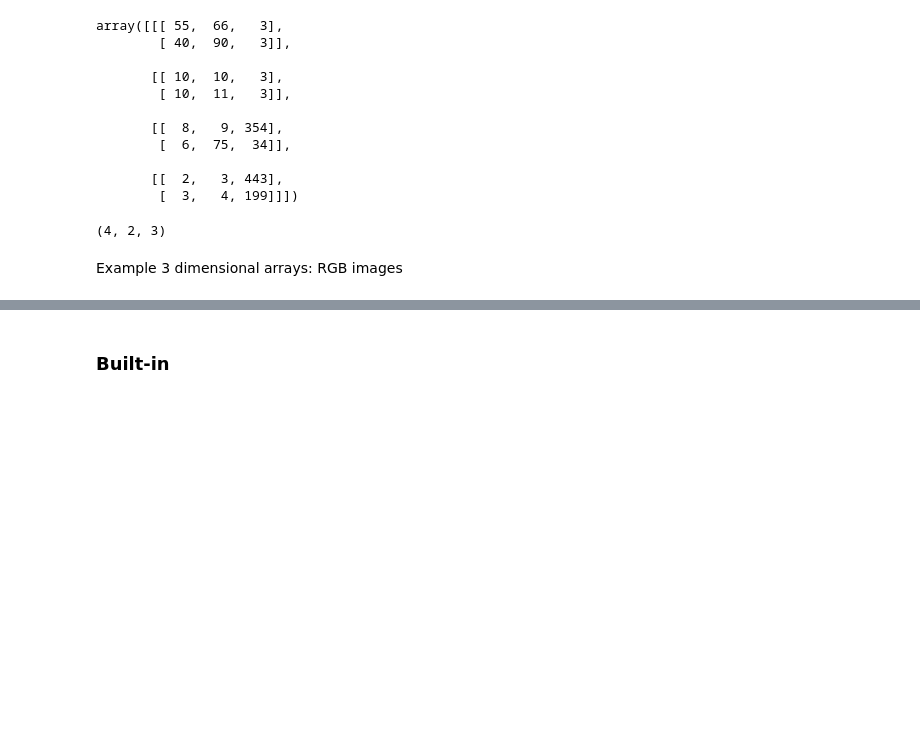
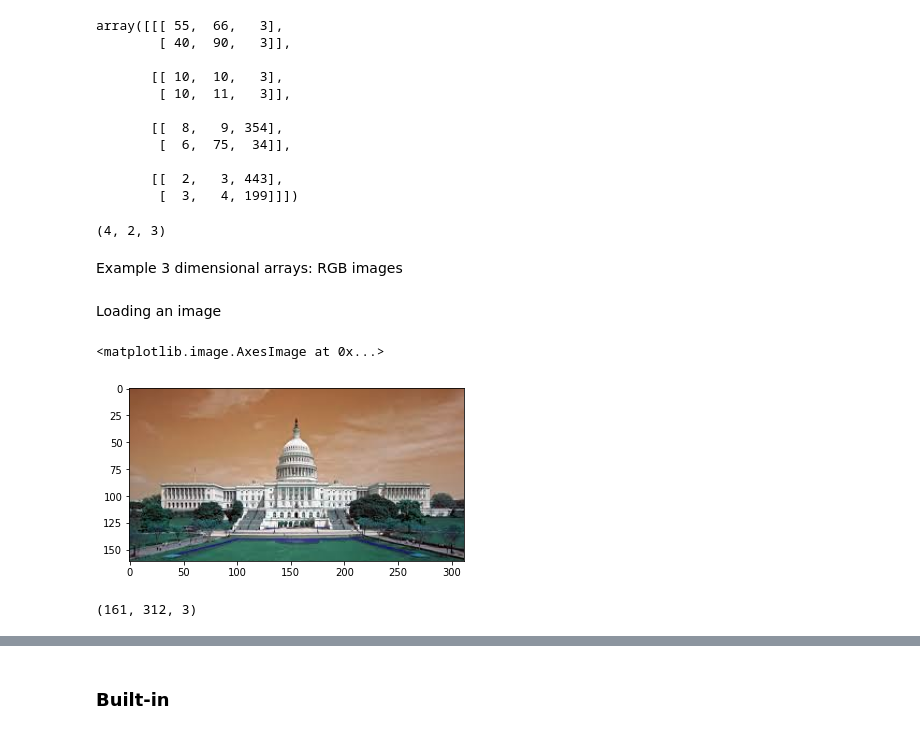
Before and after one commit to Ironhack-Data-Madrid-Enero-2021/Classroom-Materials, a Jupyter notebook: week_02/03-numpy.ipynb, the cells around one changed output, grey strips where cells are left out. Cells and saved outputs as stored; diff of their text form; code cells hidden in the pictures; blank space fills up the shorter version.

```diff
--- a/week_02/03-numpy.ipynb
+++ b/week_02/03-numpy.ipynb
@@ -159,3 +173,5 @@ c.shape
 (4, 2, 3)
 # %% [markdown]
 Example 3 dimensional arrays: RGB images
+# %% [markdown]
+Loading an image
@@ -161,0 +182,11 @@ Example 3 dimensional arrays: RGB images
+# %%
+img = cv2.imread("capit.jpeg")
+# %%
+plt.imshow(img)
+# %% [output]
+<matplotlib.image.AxesImage at 0x...>
+[figure, added]
+# %%
+img.shape
+# %% [output]
+(161, 312, 3)
```
Also changed, not shown: parts of 190 cells of this notebook, 2 other files.
